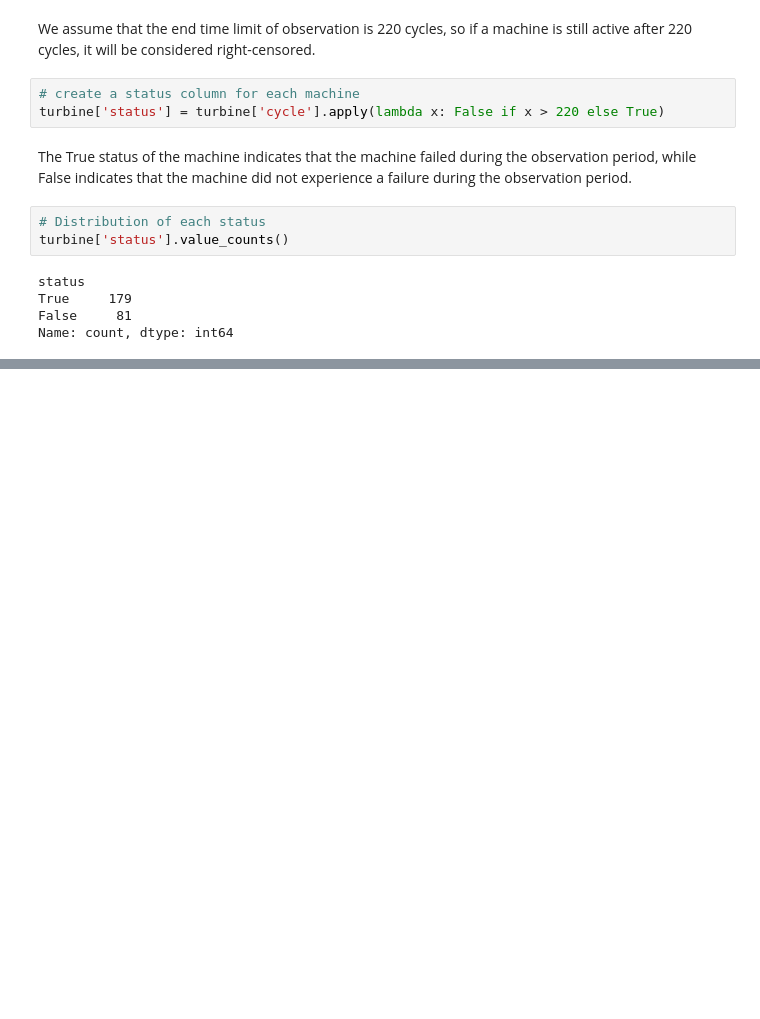
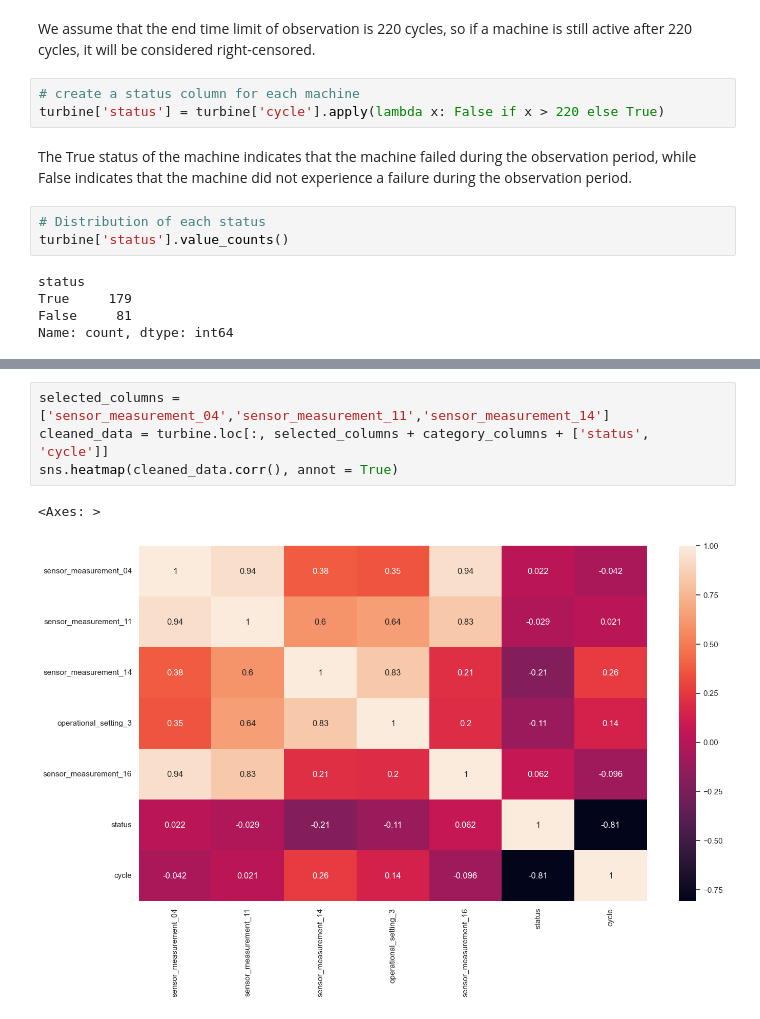
Before and after one commit to mustaphaezzali/VAE-for-predictive-maintenance, a Jupyter notebook: notebooks/RUL_with_VAE.ipynb, the cells around one changed output, grey strips where cells are left out. Saved outputs shown, nothing was run; the diff lists cells and outputs as text; blank space fills up the shorter version.

```diff
--- a/notebooks/RUL_with_VAE.ipynb
+++ b/notebooks/RUL_with_VAE.ipynb
@@ -79,0 +109,7 @@ Name: count, dtype: int64
+# %%
+selected_columns = ['sensor_measurement_04','sensor_measurement_11','sensor_measurement_14']
+cleaned_data = turbine.loc[:, selected_columns + category_columns + ['status', 'cycle']]
+sns.heatmap(cleaned_data.corr(), annot = True)
+# %% [output]
+<Axes: >
+[figure, added]
```
Also changed, not shown: parts of 19 cells of this notebook, 6 other files.
